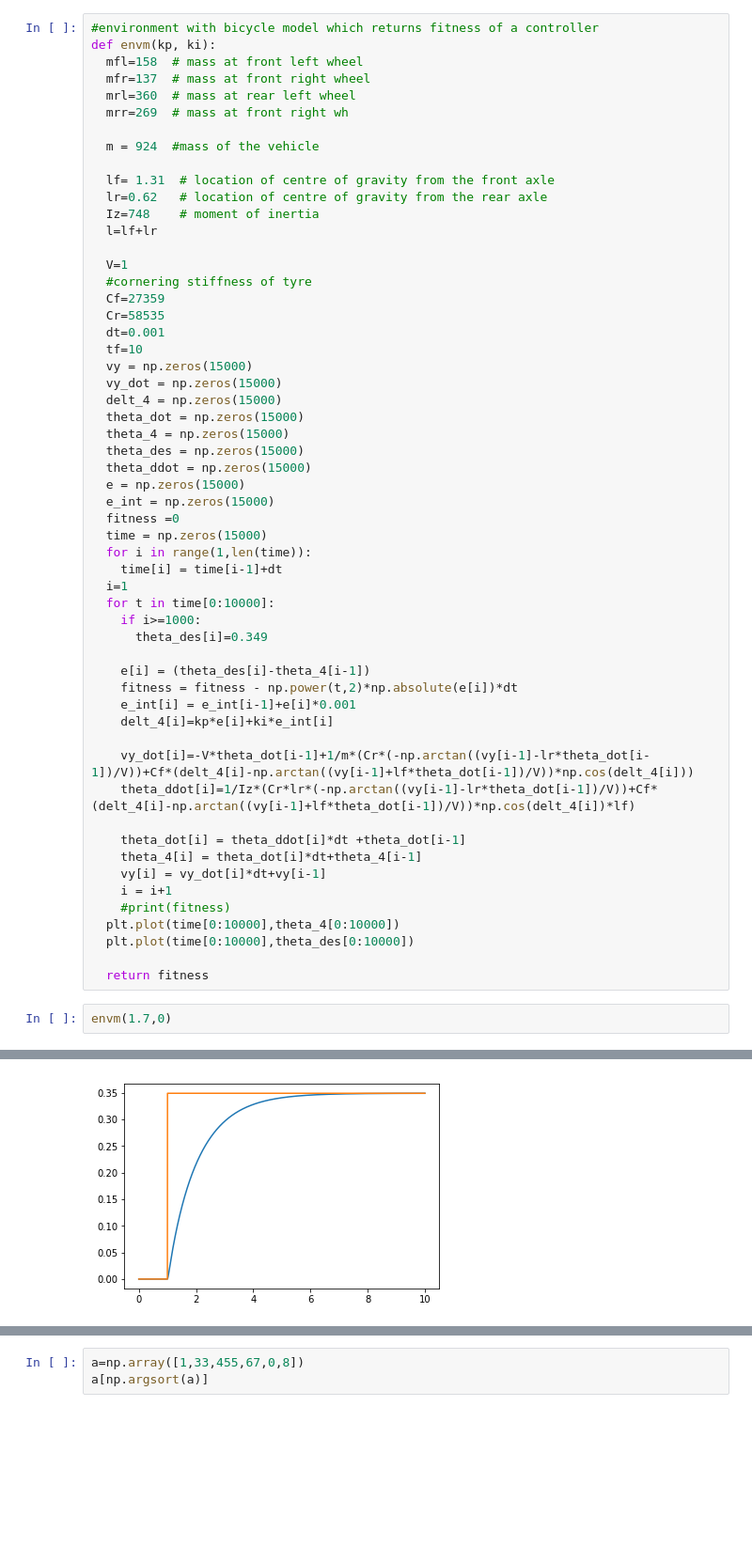
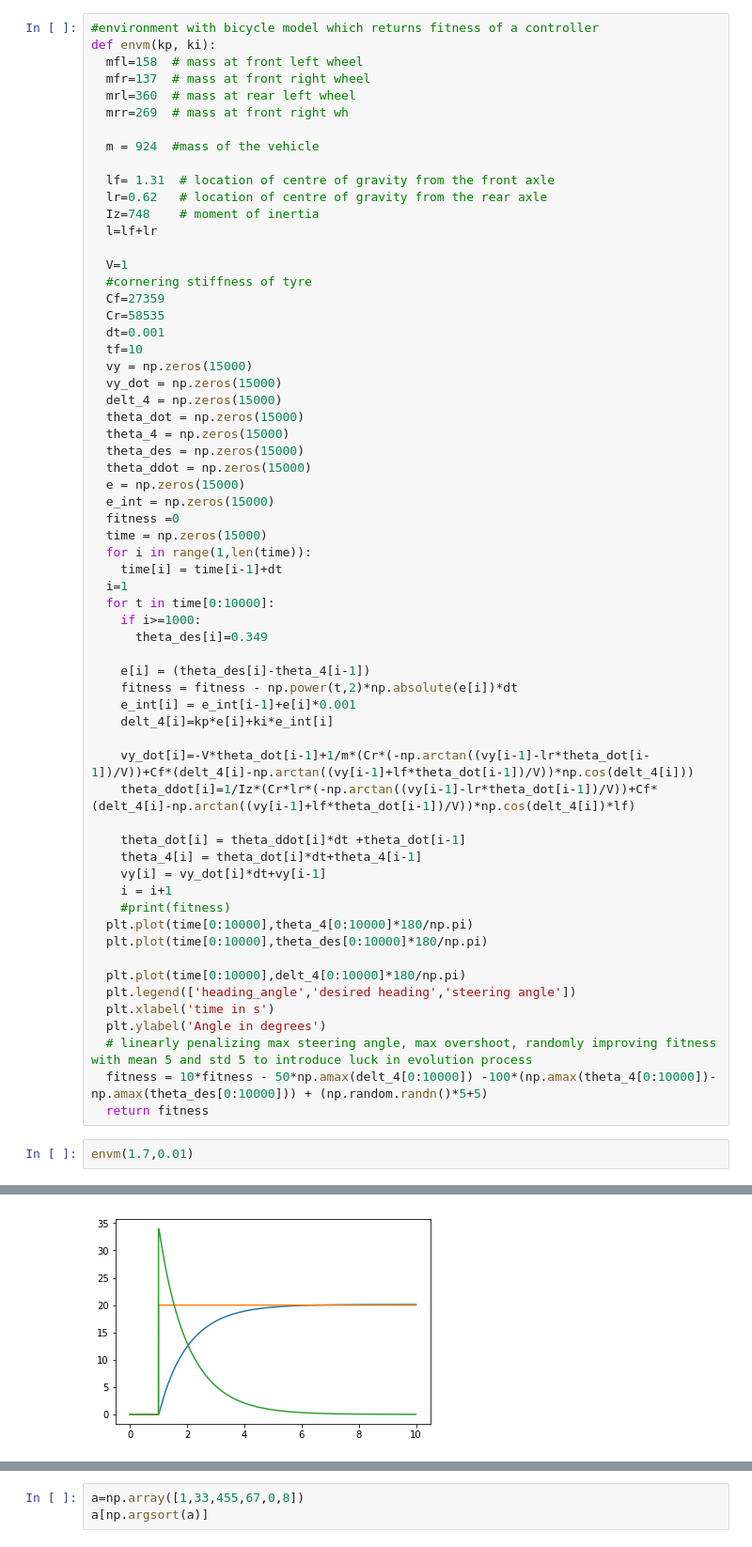
Before and after one commit to murtazav/Model_predictive_control, a Jupyter notebook: Parameter_finder_GA.ipynb, the cells around one changed output, grey strips where cells are left out. Shown: that part at 94% size. Cells and saved outputs as stored; diff of their text form; blank space fills up the shorter version.

```diff
--- a/Parameter_finder_GA.ipynb
+++ b/Parameter_finder_GA.ipynb
@@ -66,10 +67,16 @@ def envm(kp, ki):
     vy[i] = vy_dot[i]*dt+vy[i-1]
     i = i+1
     #print(fitness)
-  plt.plot(time[0:10000],theta_4[0:10000])
-  plt.plot(time[0:10000],theta_des[0:10000])
+  plt.plot(time[0:10000],theta_4[0:10000]*180/np.pi)
+  plt.plot(time[0:10000],theta_des[0:10000]*180/np.pi)
 
+  plt.plot(time[0:10000],delt_4[0:10000]*180/np.pi)
+  plt.legend(['heading_angle','desired heading','steering angle'])
+  plt.xlabel('time in s')
+  plt.ylabel('Angle in degrees')
+  # linearly penalizing max steering angle, max overshoot, randomly improving fitness with mean 5 and std 5 to introduce luck in evolution process
+  fitness = 10*fitness - 50*np.amax(delt_4[0:10000]) -100*(np.amax(theta_4[0:10000])-np.amax(theta_des[0:10000])) + (np.random.randn()*5+5)
   return fitness
 # %%
-envm(1.7,0)
+envm(1.7,0.01)
 # %% [output]
@@ -77,4 +84,4 @@ envm(1.7,0)
-[figure, old version]
+[figure, new version]
 # %%
 # to randomly generate a contorller within the range
 def random_birth(kp_arr, ki_arr):
```
Also changed, not shown: parts of 9 cells of this notebook.
